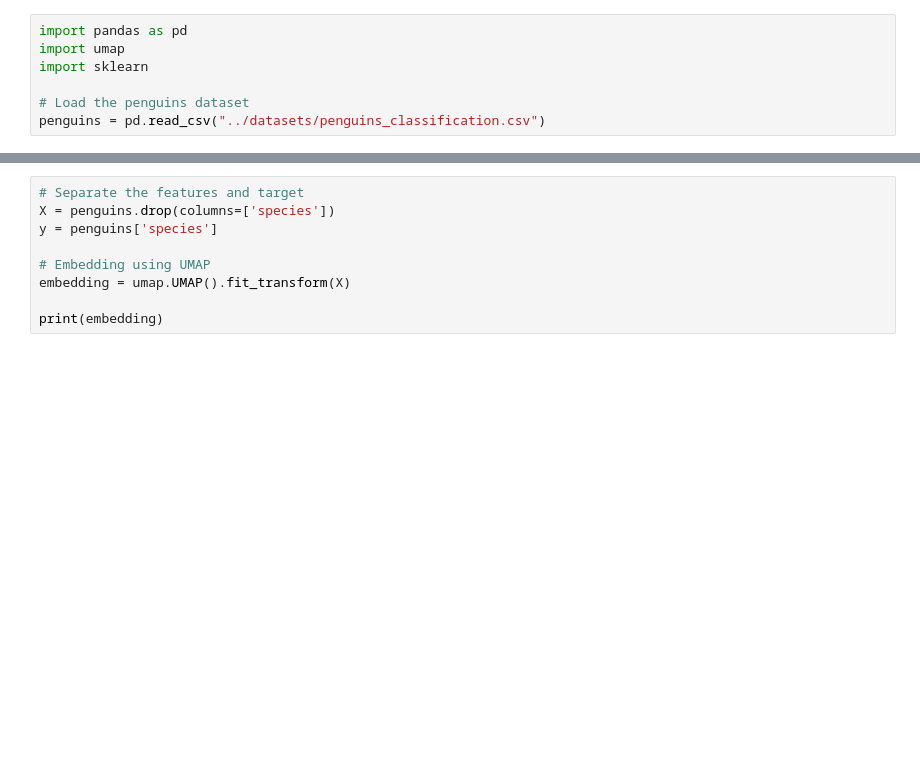
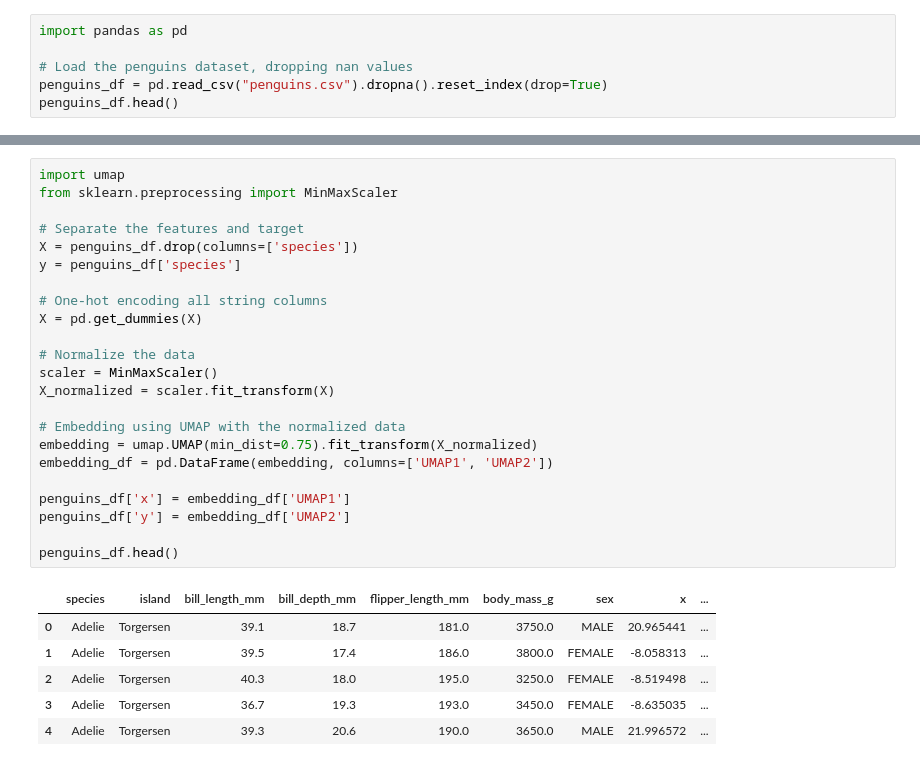
Before and after one commit to CursedSeraphim/embed-graphic-in-python-plot, a Jupyter notebook: penguins/penguins.ipynb, the cells around one changed output, grey strips where cells are left out. Cells and saved outputs as stored; diff of their text form; blank space fills up the shorter version.

Commit message:
penguins example

```diff
--- a/penguins/penguins.ipynb
+++ b/penguins/penguins.ipynb
@@ -1,8 +1,7 @@
 # %%
 import pandas as pd
-import umap
-import sklearn
 
-# Load the penguins dataset
-penguins = pd.read_csv("../datasets/penguins_classification.csv")
+# Load the penguins dataset, dropping nan values
+penguins_df = pd.read_csv("penguins.csv").dropna().reset_index(drop=True)
+penguins_df.head()
 # %% [output]
@@ -10,10 +14,31 @@ FileNotFoundError: [Errno 2] No such file or directory: '../datasets/penguins_cl
-# %%
-# Separate the features and target
-X = penguins.drop(columns=['species'])
-y = penguins['species']
-
-# Embedding using UMAP
-embedding = umap.UMAP().fit_transform(X)
-
-print(embedding)
+# %%
+import umap
+from sklearn.preprocessing import MinMaxScaler
+
+# Separate the features and target
+X = penguins_df.drop(columns=['species'])
+y = penguins_df['species']
+
+# One-hot encoding all string columns
+X = pd.get_dummies(X)
+
+# Normalize the data
+scaler = MinMaxScaler()
+X_normalized = scaler.fit_transform(X)
+
+# Embedding using UMAP with the normalized data
+embedding = umap.UMAP(min_dist=0.75).fit_transform(X_normalized)
+embedding_df = pd.DataFrame(embedding, columns=['UMAP1', 'UMAP2'])
+
+penguins_df['x'] = embedding_df['UMAP1']
+penguins_df['y'] = embedding_df['UMAP2']
+
+penguins_df.head()
+# %% [output]
+|  | species | island | bill_length_mm | bill_depth_mm | flipper_length_mm | body_mass_g | sex | x | ... |
+| 0 | Adelie | Torgersen | 39.1 | 18.7 | 181.0 | 3750.0 | MALE | 20.965441 | ... |
+| 1 | Adelie | Torgersen | 39.5 | 17.4 | 186.0 | 3800.0 | FEMALE | -8.058313 | ... |
+| 2 | Adelie | Torgersen | 40.3 | 18.0 | 195.0 | 3250.0 | FEMALE | -8.519498 | ... |
+| 3 | Adelie | Torgersen | 36.7 | 19.3 | 193.0 | 3450.0 | FEMALE | -8.635035 | ... |
+| 4 | Adelie | Torgersen | 39.3 | 20.6 | 190.0 | 3650.0 | MALE | 21.996572 | ... |
 # %%
```
Also changed, not shown: parts of 9 cells of this notebook, 11 other files.
